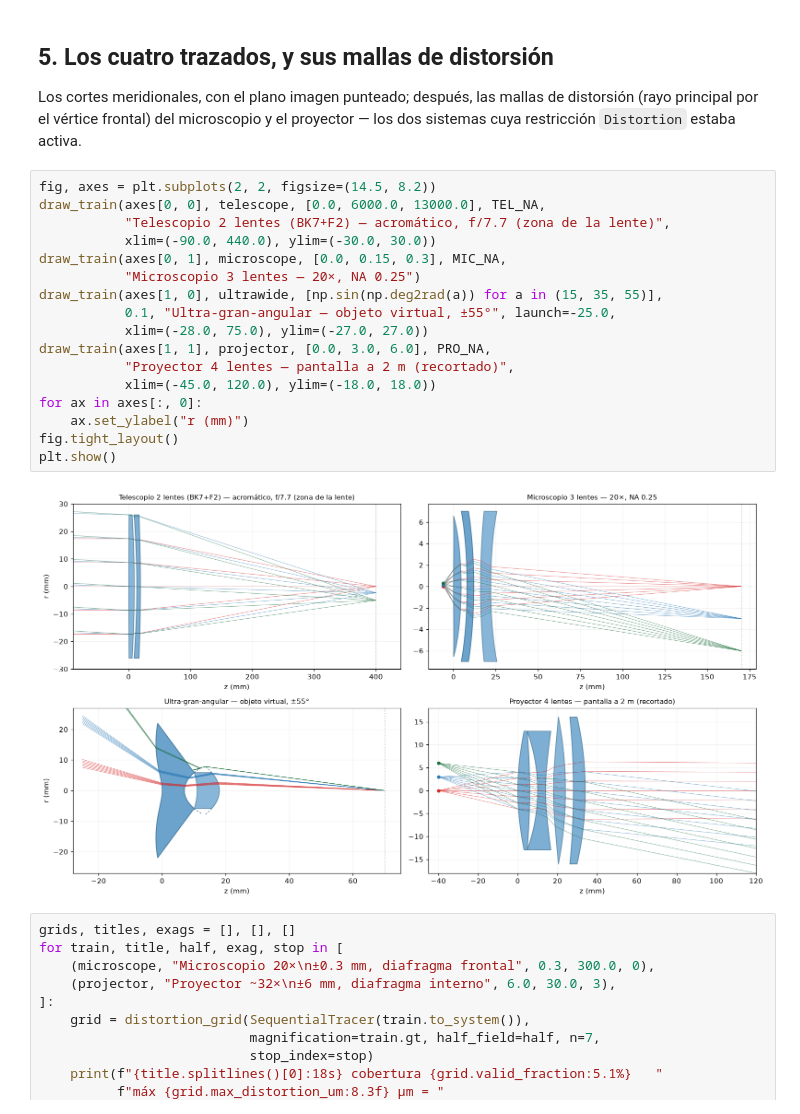
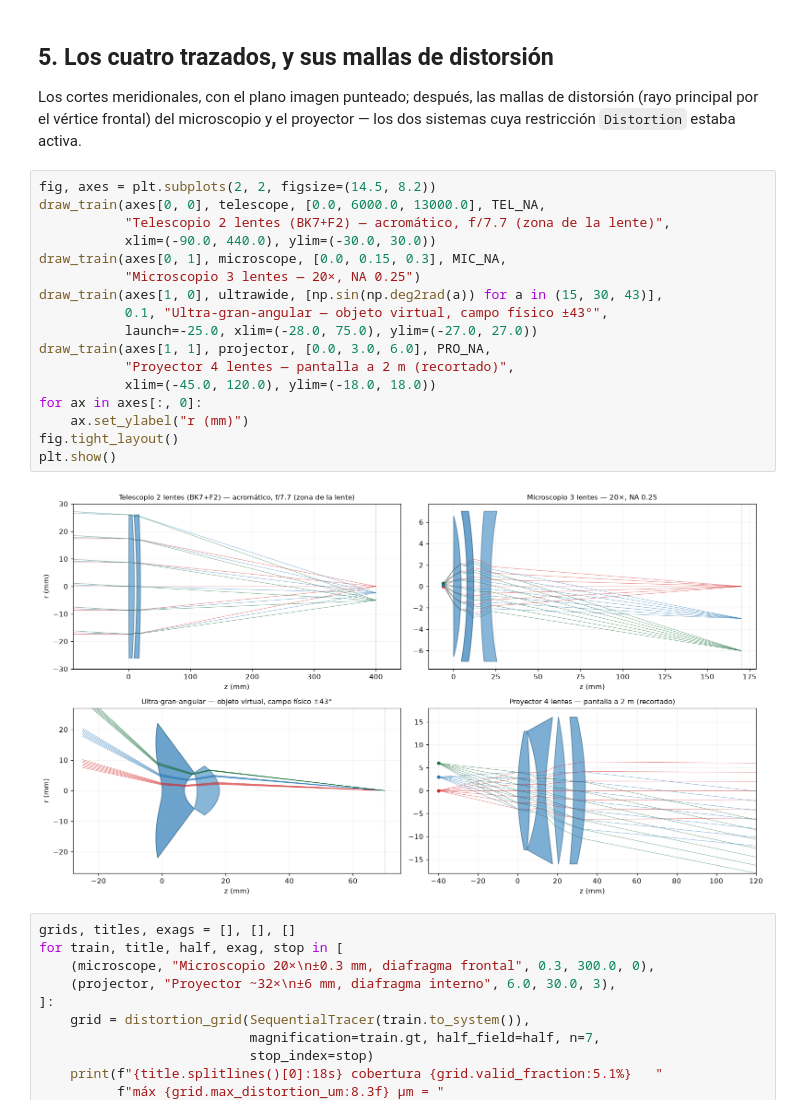
Before and after one commit to blancusjh/geometrical-raytracer, a Jupyter notebook: examples/notebooks/building_optical_systems.ipynb, the cells around one changed output. Cells and saved outputs as stored; diff of their text form.

```diff
--- a/examples/notebooks/building_optical_systems.ipynb
+++ b/examples/notebooks/building_optical_systems.ipynb
@@ -284,22 +291,22 @@ proyector — los dos sistemas cuya restricción `Distortion` estaba activa.
 # %%
 fig, axes = plt.subplots(2, 2, figsize=(14.5, 8.2))
 draw_train(axes[0, 0], telescope, [0.0, 6000.0, 13000.0], TEL_NA,
            "Telescopio 2 lentes (BK7+F2) — acromático, f/7.7 (zona de la lente)",
            xlim=(-90.0, 440.0), ylim=(-30.0, 30.0))
 draw_train(axes[0, 1], microscope, [0.0, 0.15, 0.3], MIC_NA,
            "Microscopio 3 lentes — 20×, NA 0.25")
-draw_train(axes[1, 0], ultrawide, [np.sin(np.deg2rad(a)) for a in (15, 35, 55)],
-           0.1, "Ultra-gran-angular — objeto virtual, ±55°", launch=-25.0,
-           xlim=(-28.0, 75.0), ylim=(-27.0, 27.0))
+draw_train(axes[1, 0], ultrawide, [np.sin(np.deg2rad(a)) for a in (15, 30, 43)],
+           0.1, "Ultra-gran-angular — objeto virtual, campo físico ±43°",
+           launch=-25.0, xlim=(-28.0, 75.0), ylim=(-27.0, 27.0))
 draw_train(axes[1, 1], projector, [0.0, 3.0, 6.0], PRO_NA,
            "Proyector 4 lentes — pantalla a 2 m (recortado)",
            xlim=(-45.0, 120.0), ylim=(-18.0, 18.0))
 for ax in axes[:, 0]:
     ax.set_ylabel("r (mm)")
 fig.tight_layout()
 plt.show()
 # %% [output]
-[figure, old version]
+[figure, new version]
 # %%
 grids, titles, exags = [], [], []
 for train, title, half, exag, stop in [
```
Also changed, not shown: parts of 3 cells of this notebook, 5 other files.
